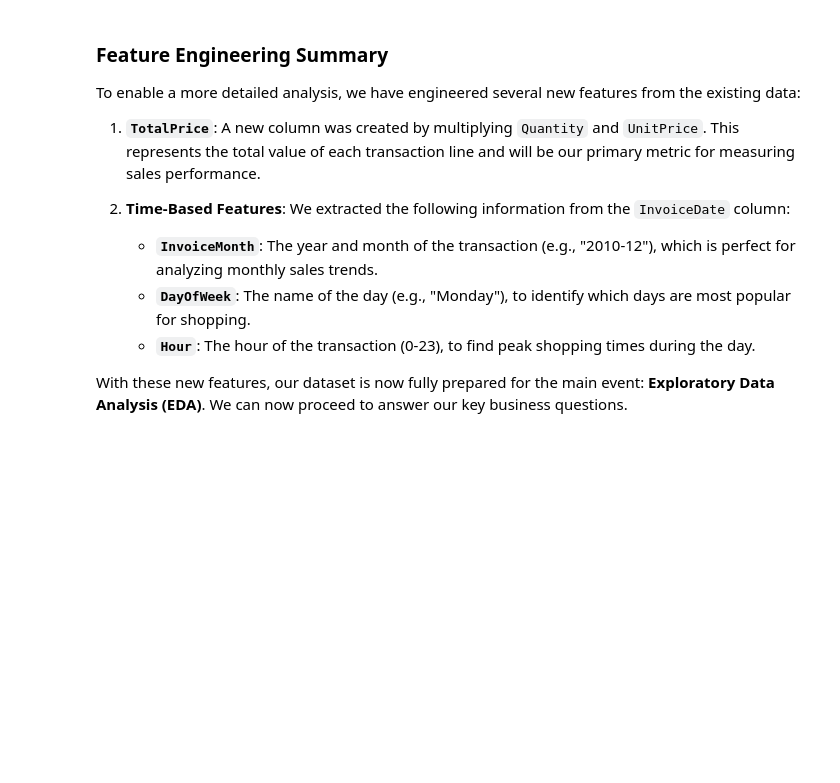
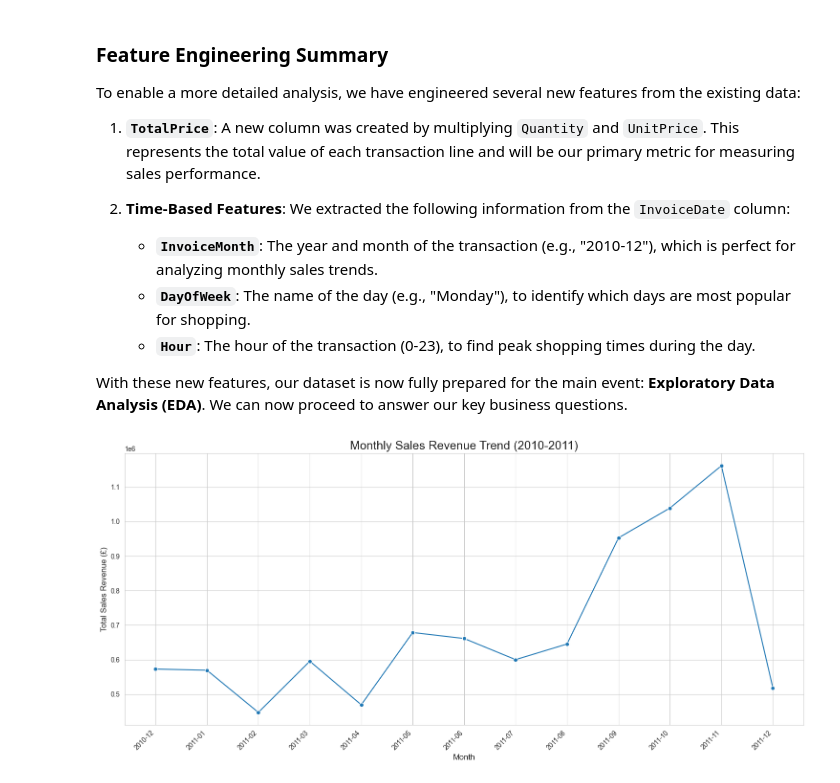
Before and after one commit to takzen/ecommerce-sales-analysis, a Jupyter notebook: ecommerce_analysis.ipynb, the cells around one changed output. Cells and saved outputs as stored; diff of their text form; code cells hidden in the pictures; blank space fills up the shorter version.

```diff
--- a/ecommerce_analysis.ipynb
+++ b/ecommerce_analysis.ipynb
@@ -207,3 +207,31 @@ To enable a more detailed analysis, we have engineered several new features from
     *   **`Hour`**: The hour of the transaction (0-23), to find peak shopping times during the day.
 
 With these new features, our dataset is now fully prepared for the main event: **Exploratory Data Analysis (EDA)**. We can now proceed to answer our key business questions.
+# %%
+# --- 6. EXPLORATORY DATA ANALYSIS (EDA) ---
+
+# Section 6.1: What are the overall sales trends over time?
+
+# --- Step 1: Aggregate data by month ---
+# We group by the 'InvoiceMonth' we created and sum the 'TotalPrice' for each month.
+monthly_sales = df_clean.groupby('InvoiceMonth')['TotalPrice'].sum().reset_index()
+
+# --- Step 2: Create the visualization ---
+plt.figure(figsize=(15, 7))
+sns.lineplot(x='InvoiceMonth', y='TotalPrice', data=monthly_sales, marker='o')
+
+# --- Step 3: Add professional formatting ---
+plt.title('Monthly Sales Revenue Trend (2010-2011)', fontsize=18)
+plt.xlabel('Month', fontsize=12)
+plt.ylabel('Total Sales Revenue (£)', fontsize=12) # Assuming currency is Pounds
+plt.xticks(rotation=45, ha='right') # Rotate labels for better readability
+plt.grid(True)
+plt.tight_layout() # Adjust layout to prevent labels overlapping
+
+# --- Step 4: Save the plot for our README ---
+plt.savefig('images/monthly_sales_trend.png', bbox_inches='tight')
+
+# Display the plot
+plt.show()
+# %% [output]
+[figure, added]
```
Also changed, not shown: parts of 6 cells of this notebook, 3 other files.
